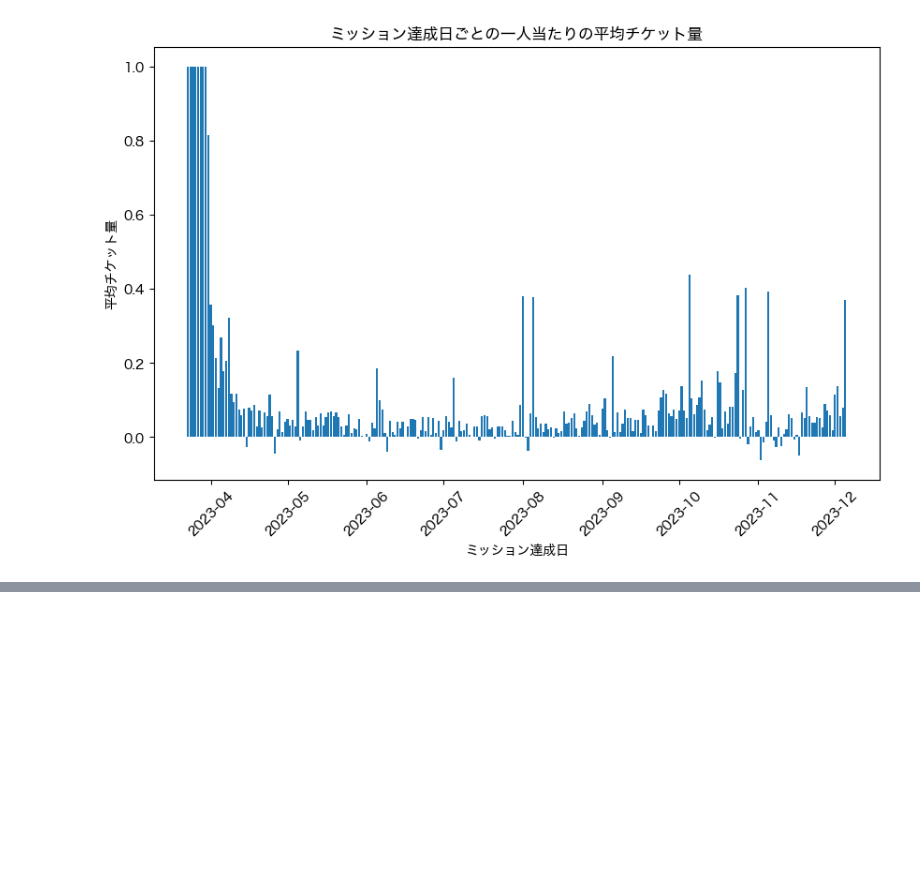
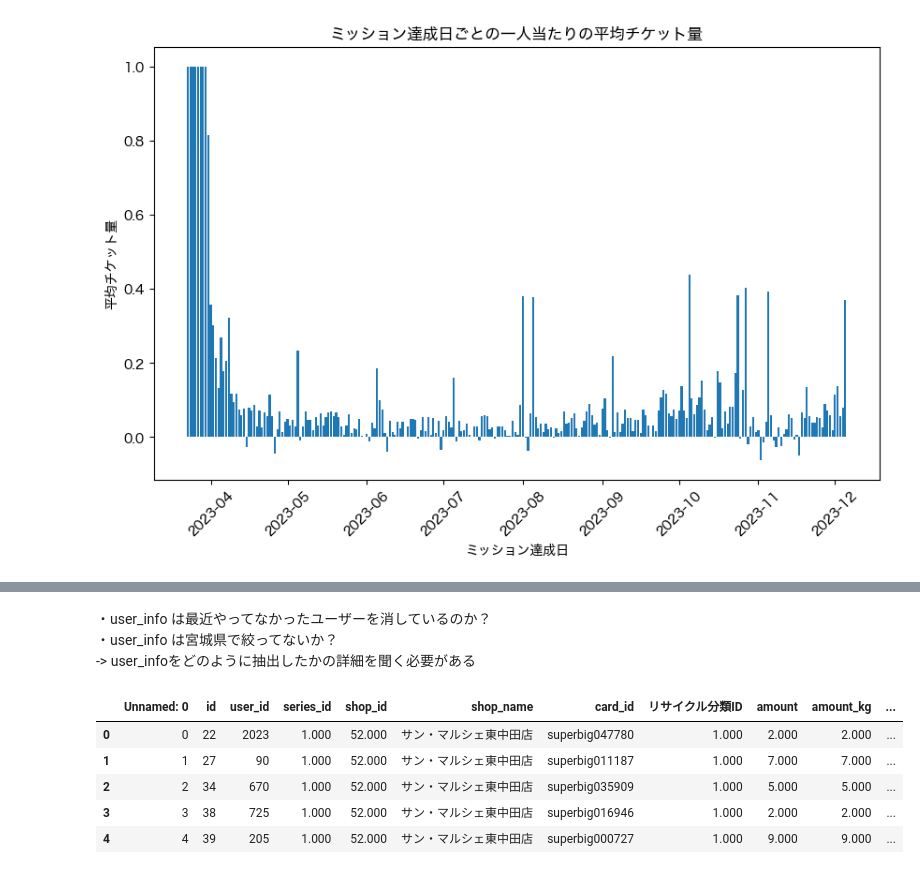
Before and after one commit to Naoya-Yasuda/MANABI_DX_QUEST_2023_PrePoC, a Jupyter notebook: notebook/visualization_gacha_history.ipynb, the cells around one changed output, grey strips where cells are left out. Saved outputs shown, nothing was run; the diff lists cells and outputs as text; code cells hidden in the pictures; blank space fills up the shorter version.

```diff
--- a/notebook/visualization_gacha_history.ipynb
+++ b/notebook/visualization_gacha_history.ipynb
@@ -156,0 +254,4 @@ Name: add_ticket, dtype: float64
+# %% [markdown]
+・user_info は最近やってなかったユーザーを消しているのか？
+・user_info は宮城県で絞ってないか？
+-> user_infoをどのように抽出したかの詳細を聞く必要がある
@@ -156,0 +262,9 @@ Name: add_ticket, dtype: float64
+# %%
+df_point_history.head()
+# %% [output]
+|  | Unnamed: 0 | id | user_id | series_id | shop_id | shop_name | card_id | リサイクル分類ID | amount | amount_kg | ... |
+| 0 | 0 | 22 | 2023 | 1.000 | 52.000 | サン・マルシェ東中田店 | superbig047780 | 1.000 | 2.000 | 2.000 | ... |
+| 1 | 1 | 27 | 90 | 1.000 | 52.000 | サン・マルシェ東中田店 | superbig011187 | 1.000 | 7.000 | 7.000 | ... |
+| 2 | 2 | 34 | 670 | 1.000 | 52.000 | サン・マルシェ東中田店 | superbig035909 | 1.000 | 5.000 | 5.000 | ... |
+| 3 | 3 | 38 | 725 | 1.000 | 52.000 | サン・マルシェ東中田店 | superbig016946 | 1.000 | 2.000 | 2.000 | ... |
+| 4 | 4 | 39 | 205 | 1.000 | 52.000 | サン・マルシェ東中田店 | superbig000727 | 1.000 | 9.000 | 9.000 | ... |
```
Also changed, not shown: parts of 13 cells of this notebook.
